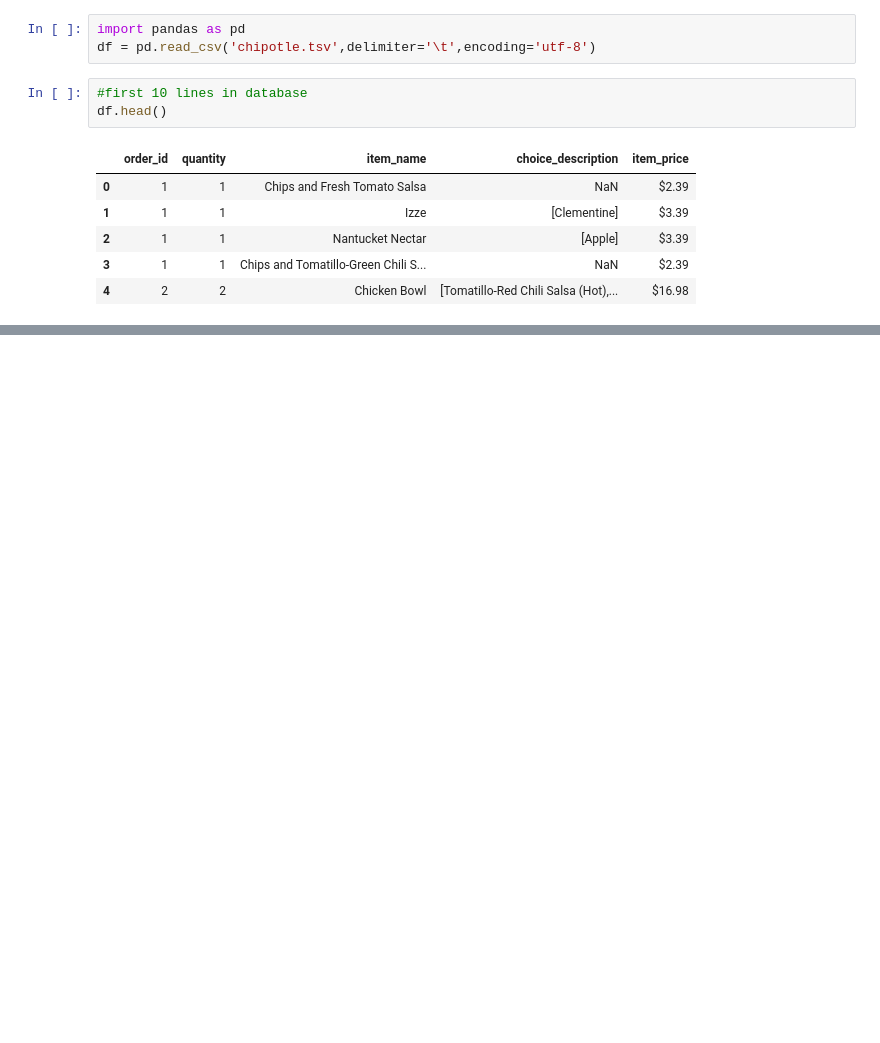
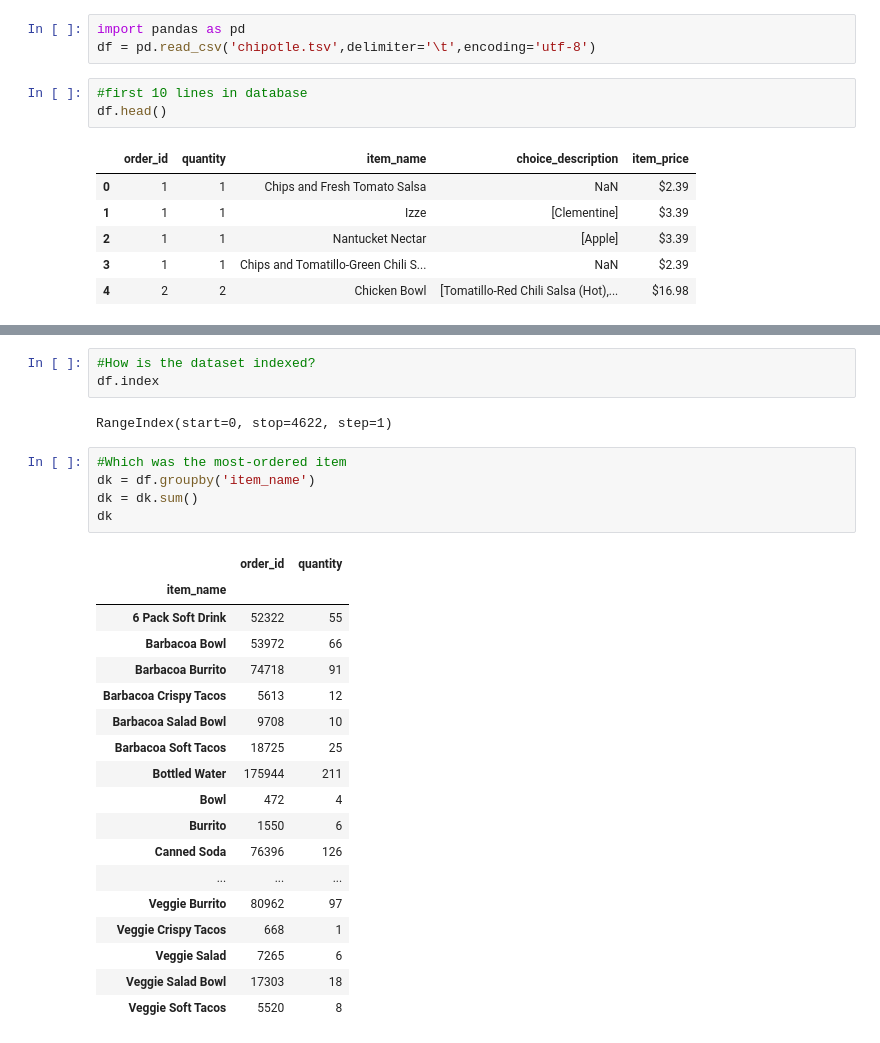
Before and after one commit to heenashree/DataAnalytics, a Jupyter notebook: guipsamora/chip.ipynb, the cells around one changed output, grey strips where cells are left out. Saved outputs shown, nothing was run; the diff lists cells and outputs as text; blank space fills up the shorter version.

```diff
--- a/guipsamora/chip.ipynb
+++ b/guipsamora/chip.ipynb
@@ -16,0 +45,29 @@ df.head()
+# %%
+#How is the dataset indexed?
+df.index
+# %% [output]
+RangeIndex(start=0, stop=4622, step=1)
+# %%
+#Which was the most-ordered item
+dk = df.groupby('item_name')
+dk = dk.sum()
+dk
+# %% [output]
+|  | order_id | quantity |
+| item_name |  |  |
+| 6 Pack Soft Drink | 52322 | 55 |
+| Barbacoa Bowl | 53972 | 66 |
+| Barbacoa Burrito | 74718 | 91 |
+| Barbacoa Crispy Tacos | 5613 | 12 |
+| Barbacoa Salad Bowl | 9708 | 10 |
+| Barbacoa Soft Tacos | 18725 | 25 |
+| Bottled Water | 175944 | 211 |
+| Bowl | 472 | 4 |
+| Burrito | 1550 | 6 |
+| Canned Soda | 76396 | 126 |
+| ... | ... | ... |
+| Veggie Burrito | 80962 | 97 |
+| Veggie Crispy Tacos | 668 | 1 |
+| Veggie Salad | 7265 | 6 |
+| Veggie Salad Bowl | 17303 | 18 |
+| Veggie Soft Tacos | 5520 | 8 |
```
Also changed, not shown: parts of 10 cells of this notebook.
